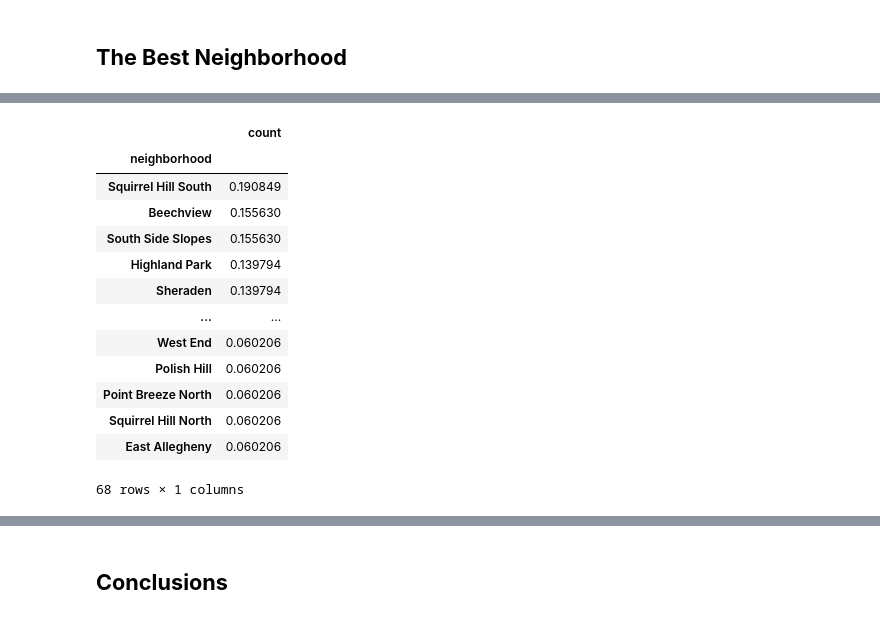
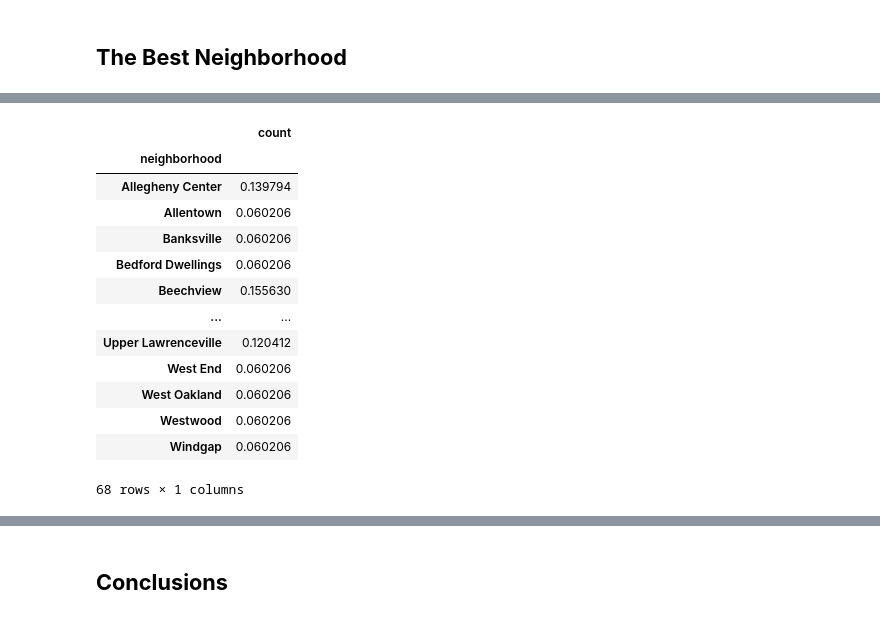
Before and after one commit to JamesW6/BestNeighborhoodProject, a Jupyter notebook: Report (2).ipynb, the cells around one changed output, grey strips where cells are left out. Saved outputs shown, nothing was run; the diff lists cells and outputs as text; code cells hidden in the pictures.

```diff
--- a/Report (2).ipynb
+++ b/Report (2).ipynb
@@ -261,22 +264,25 @@ james2Formula
 # %%
 # Playground
 
 sammPark = pd.DataFrame(samm)
 sammFormula = .2*((np.log10(sammPark+1))/(np.log10(9+1)))
+sammFormula=sammFormula.sort_index()
+
+#sammFormula=sammFormula["count"]
 sammFormula
 ##should be good
 # %% [output]
 |  | count |
 | neighborhood |  |
-| Squirrel Hill South | 0.190849 |
+| Allegheny Center | 0.139794 |
+| Allentown | 0.060206 |
+| Banksville | 0.060206 |
+| Bedford Dwellings | 0.060206 |
 | Beechview | 0.155630 |
-| South Side Slopes | 0.155630 |
-| Highland Park | 0.139794 |
-| Sheraden | 0.139794 |
 | ... | ... |
+| Upper Lawrenceville | 0.120412 |
 | West End | 0.060206 |
-| Polish Hill | 0.060206 |
-| Point Breeze North | 0.060206 |
-| Squirrel Hill North | 0.060206 |
-| East Allegheny | 0.060206 |
+| West Oakland | 0.060206 |
+| Westwood | 0.060206 |
+| Windgap | 0.060206 |
 68 rows × 1 columns
```
Also changed, not shown: parts of 8 cells of this notebook, 1 other file.
